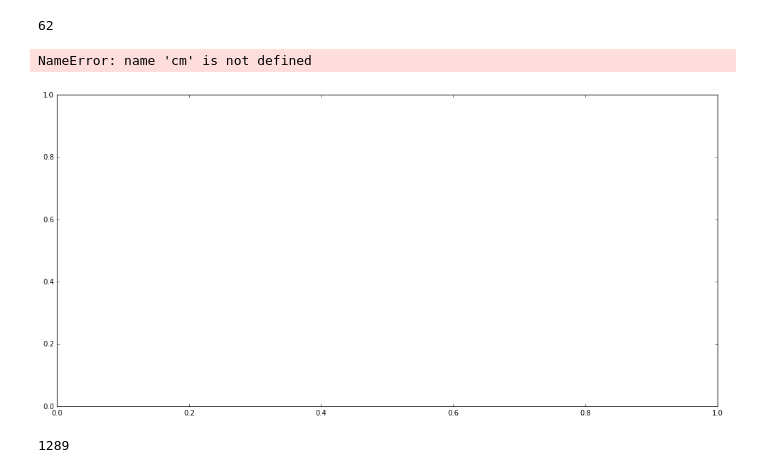
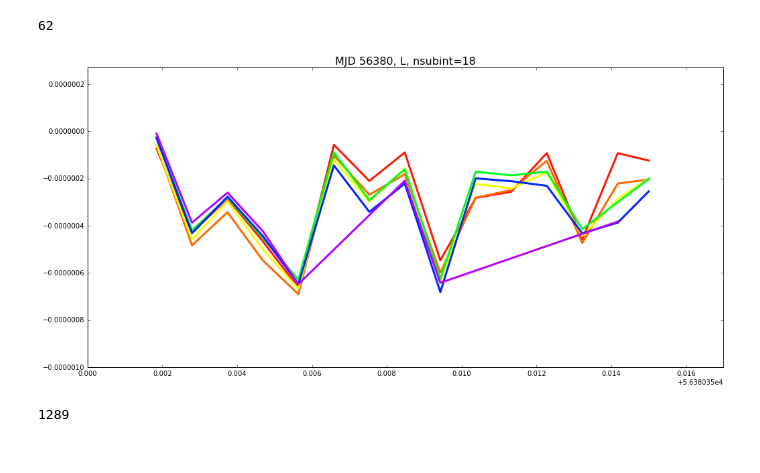
Before and after one commit to elliesch/pulsar_codes, a Jupyter notebook: ResidVsTime.ipynb, the cells around one changed output. Cells and saved outputs as stored; diff of their text form; code cells hidden in the pictures.

```diff
--- a/ResidVsTime.ipynb
+++ b/ResidVsTime.ipynb
@@ -394,35 +394,34 @@ print min(x.bary_freq[(x.bary_TOA > 56380.35) & (x.bary_TOA < 56380.367)])
 # %%
 #Create a plot that goes up by increments of 62 and then plots each line as a different color
 
 import matplotlib
 
 # parameters=np.linspace(1227, 1725, num=8)
 # sm=matplotlib.cm.ScalarMappable(cmap=cmap)
 # norm = matplotlib.colors.Normalize(
 #         vmin=np.min(parameters)
 #         vmax=np.max(parameters))
 
 TOA=x.bary_TOA[(x.bary_TOA > 56380.35) & (x.bary_TOA < 56380.367)]
 Resid=x.prefit_sec[(x.bary_TOA > 56380.35) & (x.bary_TOA < 56380.367)]
 Freq=x.bary_freq[(x.bary_TOA > 56380.35) & (x.bary_TOA < 56380.367)]
 
 n = 1227
 m = 1289
 fig,ax = plt.subplots(figsize=(17,8))
 
 
-for _ in range (0,8):
+for i in range (0,8):
     ax.plot(TOA[(Freq > n) & (Freq < m)],
-                  Resid[(Freq > n) & (Freq < m)], c=8, cmap=cmap)
+                  Resid[(Freq > n) & (Freq < m)], color=cmap(i), lw=3)
     ax.set_title('MJD 56380, L, nsubint=18', fontsize='16')
     ax.set_xlim(56380.35, 56380.367)
     ax.set_ylim(-0.000001, 0.00000027)
     n=n+62
     m=m+62
 plt.show()
 # %% [output]
-NameError: name 'cm' is not defined
-[figure, old version]
+[figure, new version]
 # %%
 1227+62
 # %% [output]
```
